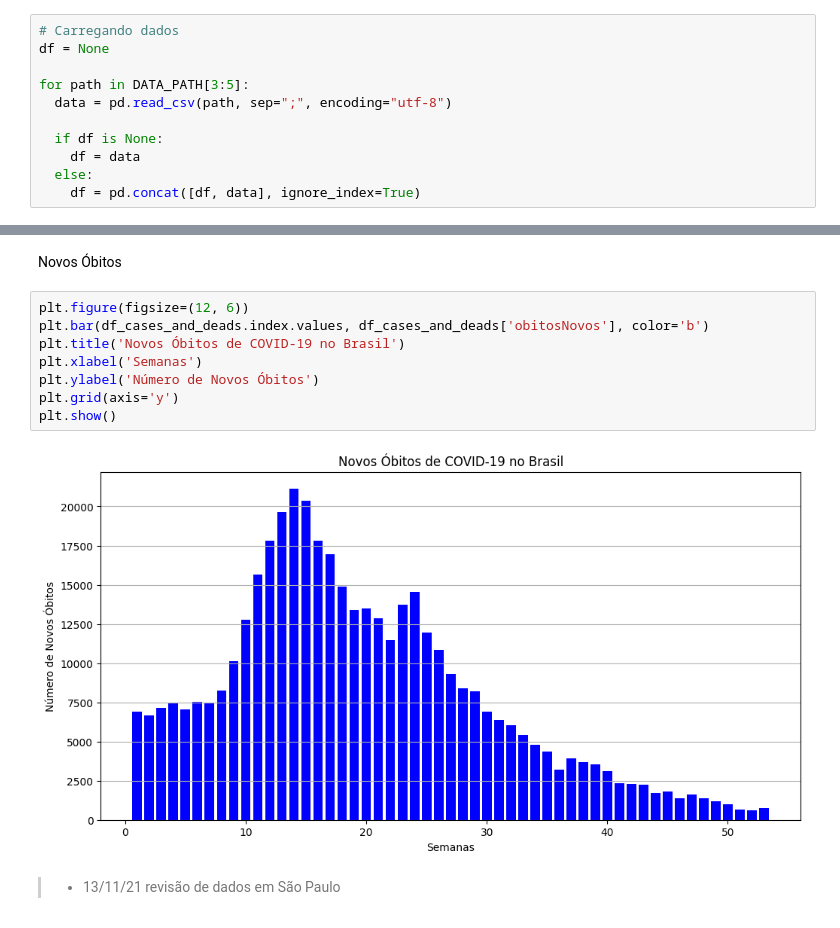
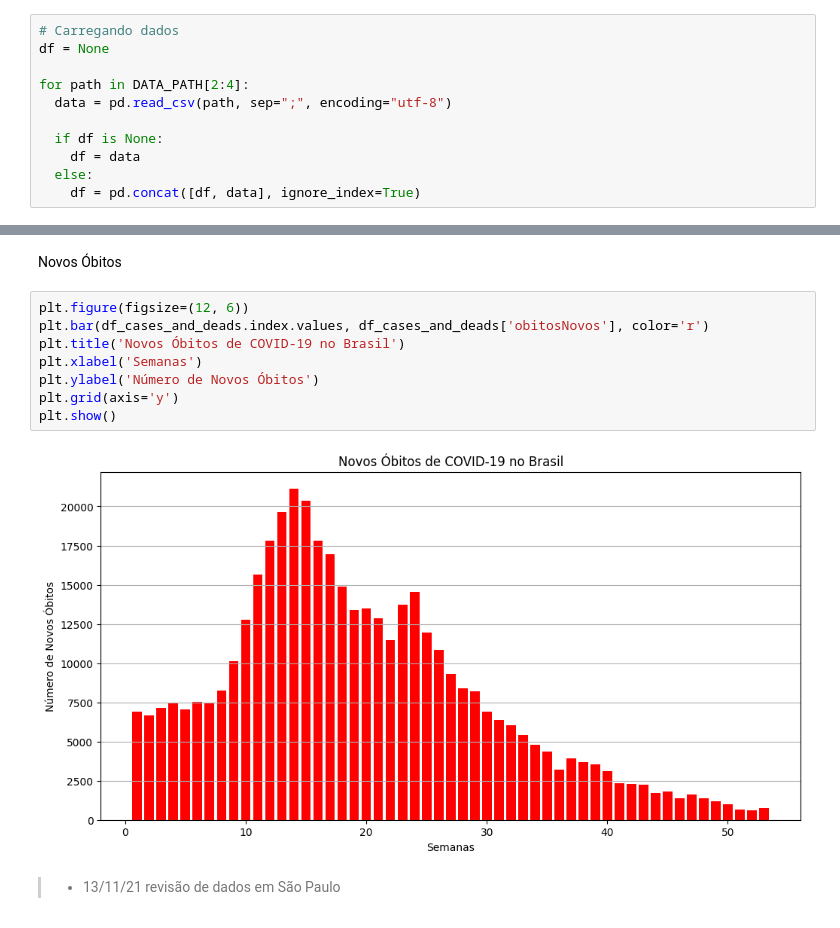
Before and after one commit to VitorMendonca62/covid19-study-in-brazil, a Jupyter notebook: src/analysis_brazil_2021.ipynb, the cells around one changed output, grey strips where cells are left out. Drawn from its saved outputs; the diff is of its cells as text.

```diff
--- a/src/analysis_brazil_2021.ipynb
+++ b/src/analysis_brazil_2021.ipynb
@@ -39,7 +28,7 @@ PATH_DATA_BRAZIL_OUTPUT
 # Carregando dados
 df = None
 
-for path in DATA_PATH[3:5]:
+for path in DATA_PATH[2:4]:
   data = pd.read_csv(path, sep=";", encoding="utf-8")
 
   if df is None:
@@ -334,14 +321,14 @@ plt.show()
 Novos Óbitos
 # %%
 plt.figure(figsize=(12, 6))
-plt.bar(df_cases_and_deads.index.values, df_cases_and_deads['obitosNovos'], color='b')
+plt.bar(df_cases_and_deads.index.values, df_cases_and_deads['obitosNovos'], color='r')
 plt.title('Novos Óbitos de COVID-19 no Brasil')
 plt.xlabel('Semanas')
 plt.ylabel('Número de Novos Óbitos')
 plt.grid(axis='y')
 plt.show()
 # %% [output]
-[figure, old version]
+[figure, new version]
 # %% [markdown]
 > - 13/11/21 revisão de dados em São Paulo
 >
```
Also changed, not shown: parts of 9 cells of this notebook, 3 other files.
